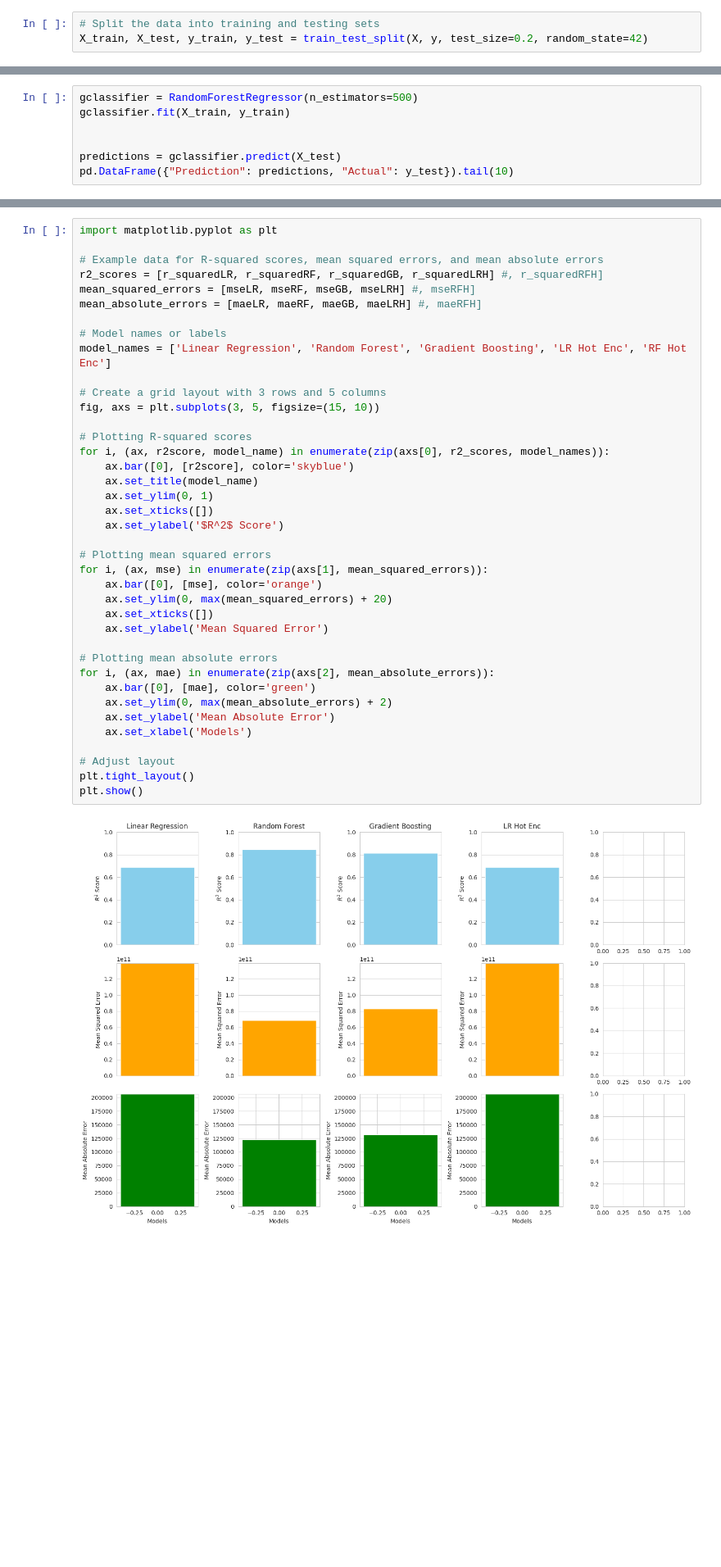
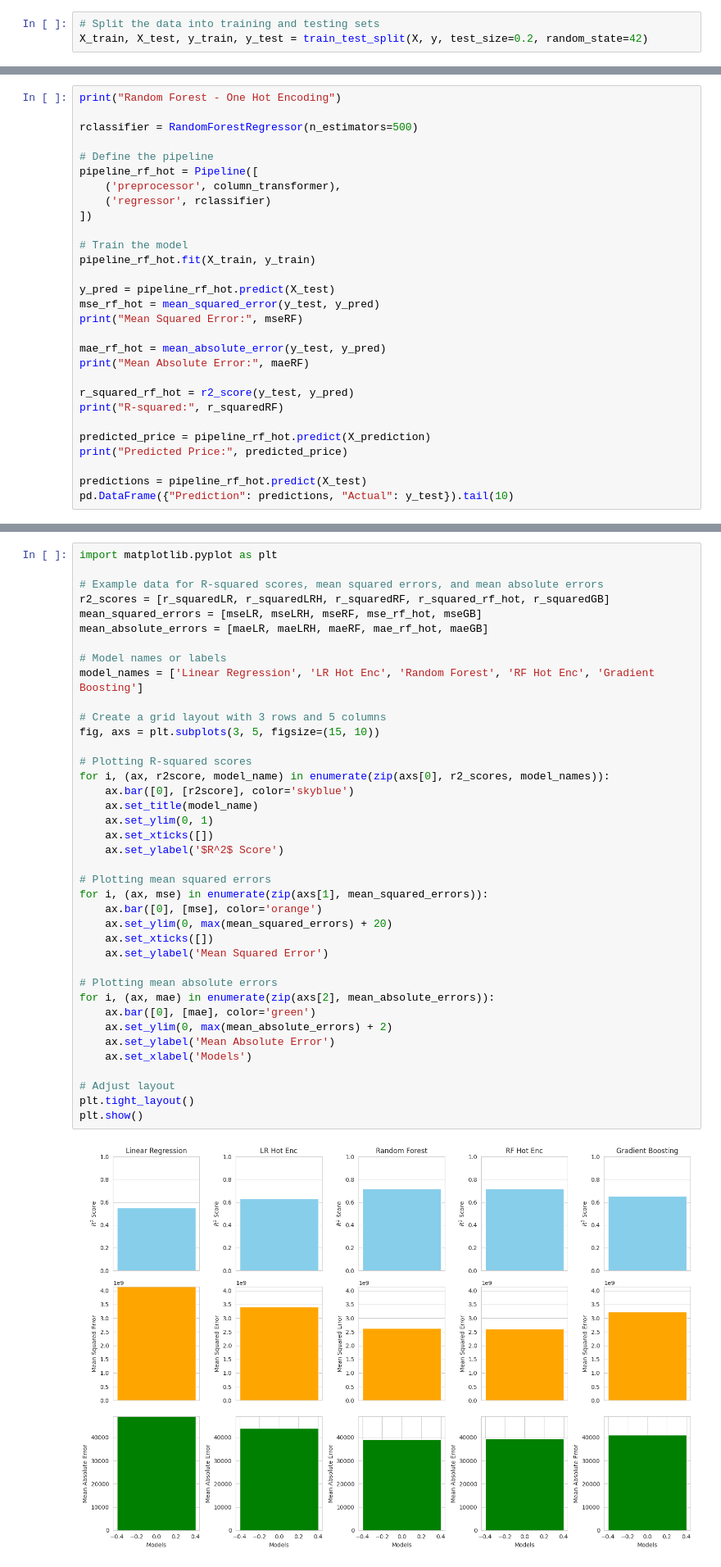
Before and after one commit to gthom73/MLIntegration_project4_group2, a Jupyter notebook: Project_4_ML.ipynb, the cells around one changed output, grey strips where cells are left out. Shown: that part at 82% size. Cells and saved outputs as stored; diff of their text form; blank space fills up the shorter version.

```diff
--- a/Project_4_ML.ipynb
+++ b/Project_4_ML.ipynb
@@ -370,7 +364,0 @@ R-squared: 0.6879167847546679
-# %%
-gclassifier = RandomForestRegressor(n_estimators=500)
-gclassifier.fit(X_train, y_train)
-
-
-predictions = gclassifier.predict(X_test)
-pd.DataFrame({"Prediction": predictions, "Actual": y_test}).tail(10)
@@ -402,0 +405,29 @@ R-squared: 0.8463642484005371
+# %%
+print("Random Forest - One Hot Encoding")
+
+rclassifier = RandomForestRegressor(n_estimators=500)
+
+# Define the pipeline
+pipeline_rf_hot = Pipeline([
+    ('preprocessor', column_transformer),
+    ('regressor', rclassifier)
+])
+
+# Train the model
+pipeline_rf_hot.fit(X_train, y_train)
+
+y_pred = pipeline_rf_hot.predict(X_test)
+mse_rf_hot = mean_squared_error(y_test, y_pred)
+print("Mean Squared Error:", mseRF)
+
+mae_rf_hot = mean_absolute_error(y_test, y_pred)
+print("Mean Absolute Error:", maeRF)
+
+r_squared_rf_hot = r2_score(y_test, y_pred)
+print("R-squared:", r_squaredRF)
+
+predicted_price = pipeline_rf_hot.predict(X_prediction)
+print("Predicted Price:", predicted_price)
+
+predictions = pipeline_rf_hot.predict(X_test)
+pd.DataFrame({"Prediction": predictions, "Actual": y_test}).tail(10)
@@ -445,40 +515,40 @@ Predicted Price: [8108315.55381289]
 import matplotlib.pyplot as plt
 
 # Example data for R-squared scores, mean squared errors, and mean absolute errors
-r2_scores = [r_squaredLR, r_squaredRF, r_squaredGB, r_squaredLRH] #, r_squaredRFH]
-mean_squared_errors = [mseLR, mseRF, mseGB, mseLRH] #, mseRFH]
-mean_absolute_errors = [maeLR, maeRF, maeGB, maeLRH] #, maeRFH]
+r2_scores = [r_squaredLR, r_squaredLRH, r_squaredRF, r_squared_rf_hot, r_squaredGB]
+mean_squared_errors = [mseLR, mseLRH, mseRF, mse_rf_hot, mseGB]
+mean_absolute_errors = [maeLR, maeLRH, maeRF, mae_rf_hot, maeGB]
 
 # Model names or labels
-model_names = ['Linear Regression', 'Random Forest', 'Gradient Boosting', 'LR Hot Enc', 'RF Hot Enc']
+model_names = ['Linear Regression', 'LR Hot Enc', 'Random Forest', 'RF Hot Enc', 'Gradient Boosting']
 
 # Create a grid layout with 3 rows and 5 columns
 fig, axs = plt.subplots(3, 5, figsize=(15, 10))
 
 # Plotting R-squared scores
 for i, (ax, r2score, model_name) in enumerate(zip(axs[0], r2_scores, model_names)):
     ax.bar([0], [r2score], color='skyblue')
     ax.set_title(model_name)
     ax.set_ylim(0, 1)
     ax.set_xticks([])
     ax.set_ylabel('$R^2$ Score')
 
 # Plotting mean squared errors
 for i, (ax, mse) in enumerate(zip(axs[1], mean_squared_errors)):
     ax.bar([0], [mse], color='orange')
     ax.set_ylim(0, max(mean_squared_errors) + 20)
     ax.set_xticks([])
     ax.set_ylabel('Mean Squared Error')
 
 # Plotting mean absolute errors
 for i, (ax, mae) in enumerate(zip(axs[2], mean_absolute_errors)):
     ax.bar([0], [mae], color='green')
     ax.set_ylim(0, max(mean_absolute_errors) + 2)
     ax.set_ylabel('Mean Absolute Error')
     ax.set_xlabel('Models')
 
 # Adjust layout
 plt.tight_layout()
 plt.show()
 # %% [output]
-[figure, old version]
+[figure, new version]
```
Also changed, not shown: parts of 16 cells of this notebook.
